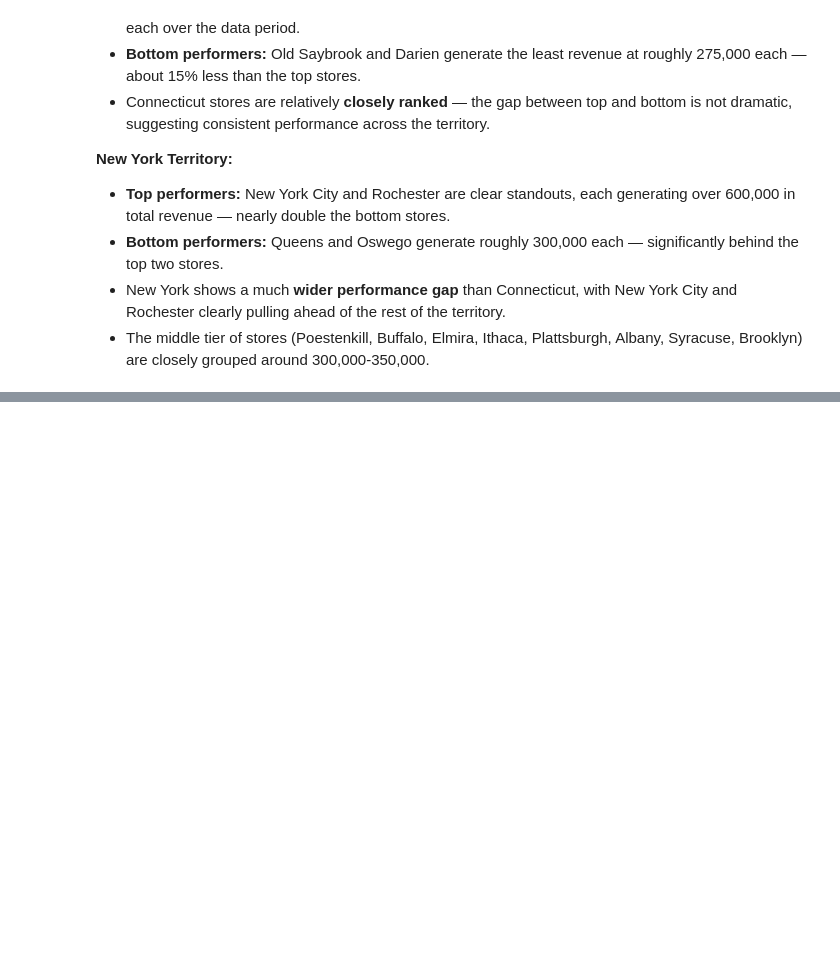
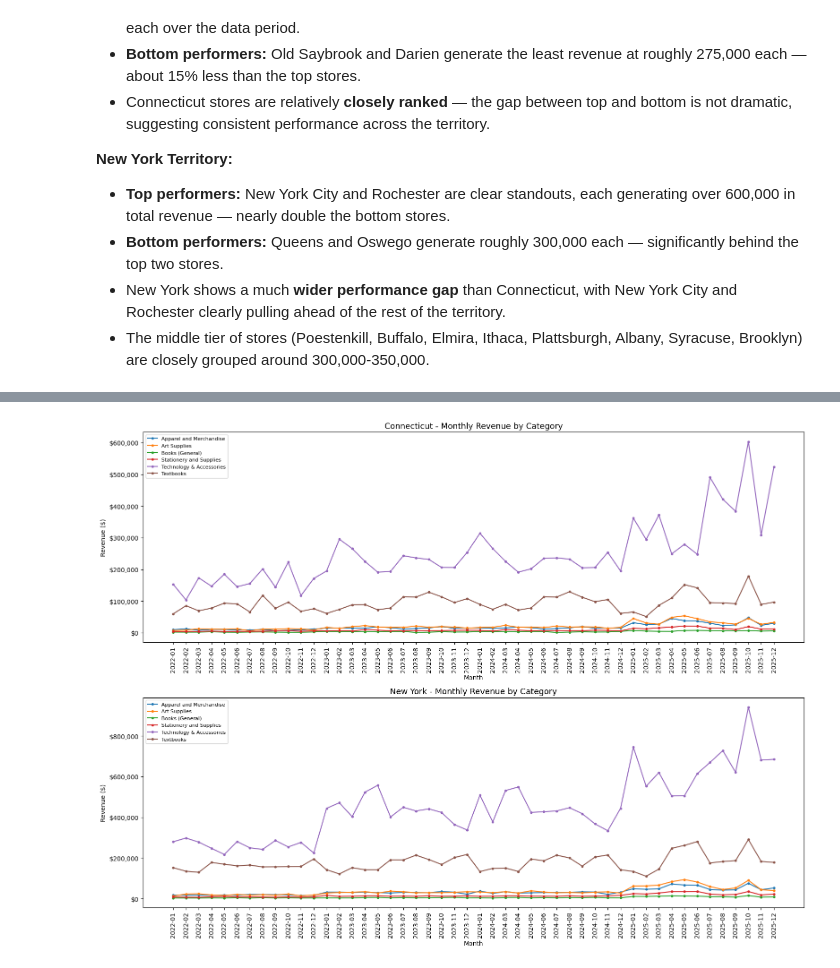
Before and after one commit to astroalicea/Capstone_2, a Jupyter notebook: alicea_sales_analysis.ipynb, the cells around one changed output, grey strips where cells are left out. Cells and saved outputs as stored; diff of their text form; code cells hidden in the pictures; blank space fills up the shorter version.

```diff
--- a/alicea_sales_analysis.ipynb
+++ b/alicea_sales_analysis.ipynb
@@ -365,0 +504,17 @@ plt.show()
+# %%
+# Connecticut monthly transactions by category
+ct_monthly_cat = ct_cat.groupby(['Month', 'Category'])['Sale Amount'].agg(
+    Transactions='count',
+    Revenue='sum'
+).round(2).reset_index()
+ct_monthly_cat['Month'] = ct_monthly_cat['Month'].astype(str)
+
+# New York monthly transactions by category
+ny_monthly_cat = ny_cat.groupby(['Month', 'Category'])['Sale Amount'].agg(
+    Transactions='count',
+    Revenue='sum'
+).round(2).reset_index()
+ny_monthly_cat['Month'] = ny_monthly_cat['Month'].astype(str)
+
+print("Connecticut monthly category sample (first 10 rows):")
+print(ct_monthly_cat.head(10).to_string())
@@ -365,0 +534,34 @@ plt.show()
+# %%
+# Chart - Monthly revenue by category for both territories
+fig, (ax1, ax2) = plt.subplots(2, 1, figsize=(16, 12))
+
+# Connecticut - monthly revenue by category
+for category in ct_monthly_cat['Category'].unique():
+    data = ct_monthly_cat[ct_monthly_cat['Category'] == category]
+    ax1.plot(data['Month'], data['Revenue'], marker='o',
+             markersize=3, label=category)
+
+ax1.set_title('Connecticut - Monthly Revenue by Category', fontsize=13)
+ax1.set_xlabel('Month')
+ax1.set_ylabel('Revenue ($)')
+ax1.tick_params(axis='x', rotation=90)
+ax1.legend(loc='upper left', fontsize=8)
+ax1.yaxis.set_major_formatter(plt.FuncFormatter(lambda x, p: f'${x:,.0f}'))
+
+# New York - monthly revenue by category
+for category in ny_monthly_cat['Category'].unique():
+    data = ny_monthly_cat[ny_monthly_cat['Category'] == category]
+    ax2.plot(data['Month'], data['Revenue'], marker='o',
+             markersize=3, label=category)
+
+ax2.set_title('New York - Monthly Revenue by Category', fontsize=13)
+ax2.set_xlabel('Month')
+ax2.set_ylabel('Revenue ($)')
+ax2.tick_params(axis='x', rotation=90)
+ax2.legend(loc='upper left', fontsize=8)
+ax2.yaxis.set_major_formatter(plt.FuncFormatter(lambda x, p: f'${x:,.0f}'))
+
+plt.tight_layout()
+plt.show()
+# %% [output]
+[figure, added]
```
Also changed, not shown: parts of 12 cells of this notebook.
